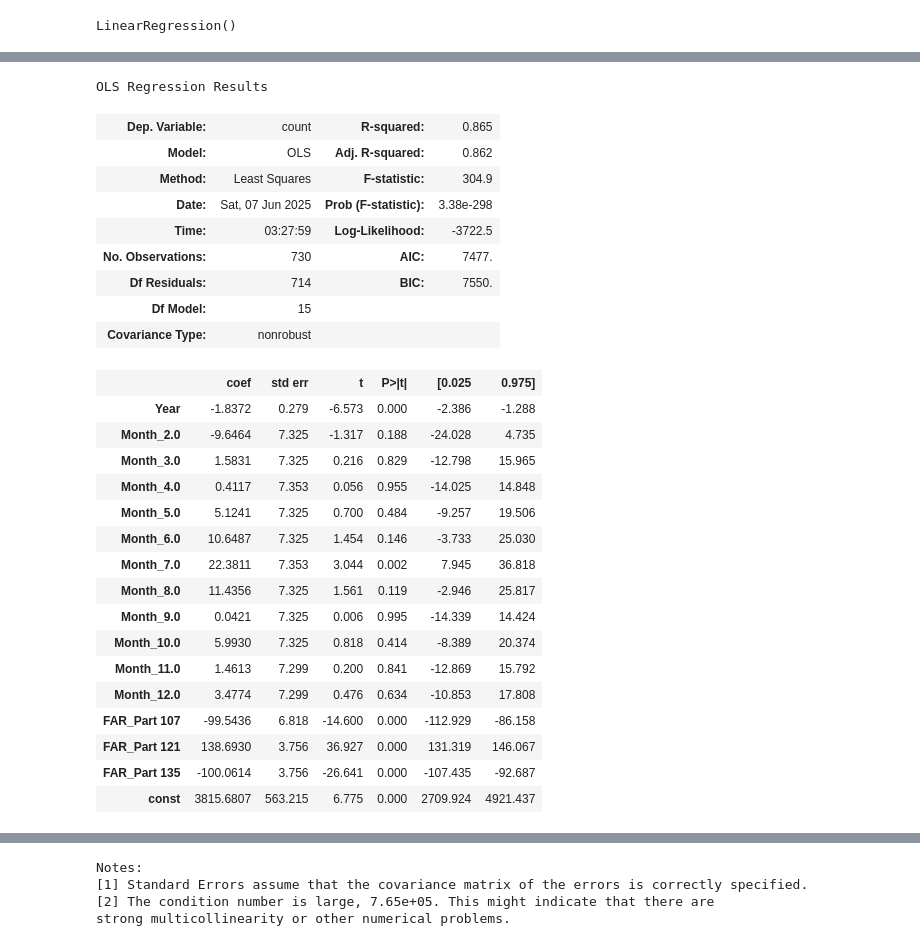
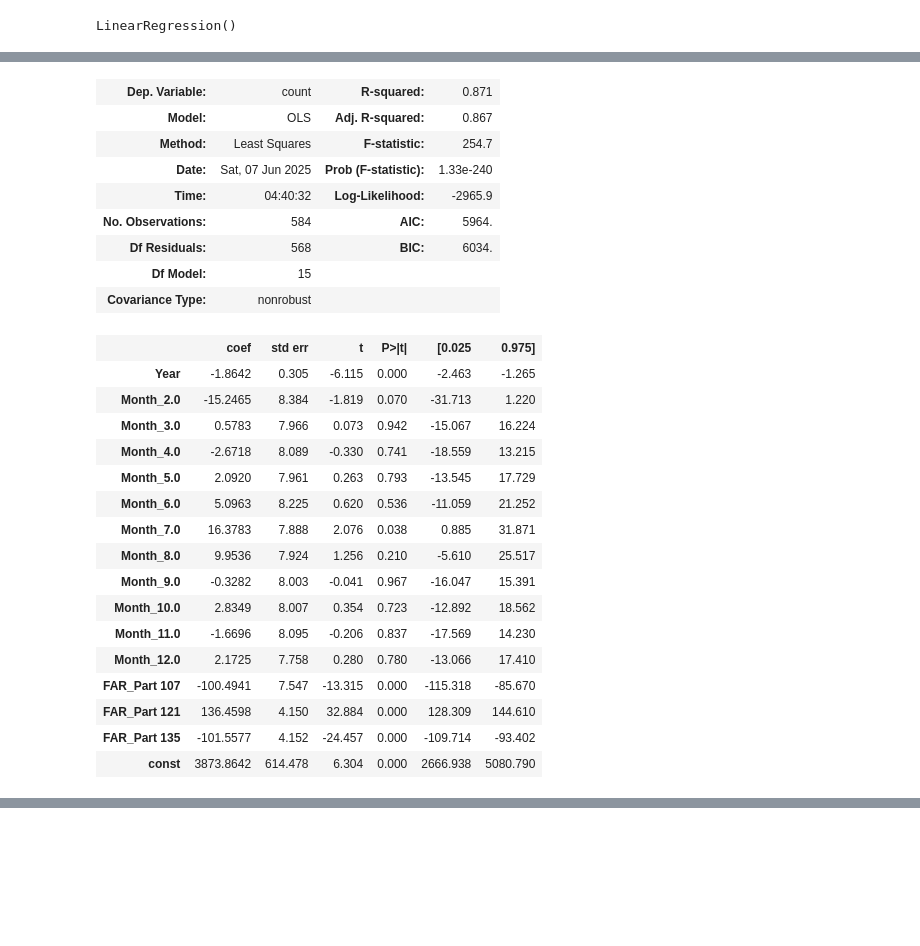
Before and after one commit to terryljh/aviation2, a Jupyter notebook: asrs linear model.ipynb, the cells around one changed output, grey strips where cells are left out. Saved outputs shown, nothing was run; the diff lists cells and outputs as text; code cells hidden in the pictures; blank space fills up the shorter version.

Commit message:
added train test split, random state is always 945

```diff
--- a/asrs linear model.ipynb
+++ b/asrs linear model.ipynb
@@ -297,10 +309,12 @@ month_dummies = pd.get_dummies(grouped['Month'], prefix='Month', drop_first=True
 #remove january because it is the baseline
 X = pd.concat([grouped[['Year']], month_dummies], axis=1)
 #y_true = dfsubset2.groupby(dfsubset2['Year','Month'].size().reset_index(name='Accident_Count'))
-y_true = grouped['count']
+y = grouped['count']
+X_train, X_test, y_train, y_test = train_test_split(
+X, y, test_size=0.2, random_state=945)
 #grouped
 monthmodel = LinearRegression()
-monthmodel.fit(X,y_true)
+monthmodel.fit(X_train,y_train)
 
 # adjusted R^2
 #n = X.shape[0]  # number of samples
@@ -326,11 +340,13 @@ month_dummies = month_dummies.astype(float)
 X = pd.concat([grouped[['Year']], month_dummies], axis=1)
 
 X = X.dropna()
-y_true = grouped.loc[X.index, 'count']
+y = grouped.loc[X.index, 'count']
+X_train, X_test, y_train, y_test = train_test_split(
+X, y, test_size=0.2, random_state=945)
 
-X = sm.add_constant(X, prepend=False)
+X_train = sm.add_constant(X_train, prepend=False)
 
-monthmodel2 = sm.OLS(y_true, X).fit()
+monthmodel2 = sm.OLS(y_train, X_train).fit()
 monthmodel2.summary()
 # %% [output]
 OLS Regression Results
@@ -376,9 +392,9 @@ import statsmodels.api as sm
 #dfsubset3=dfsubset2.copy()
 
 dfsubset3 = dfsubset[(dfsubset['Date']//100 >= 2006) & (dfsubset['Date']//100 <= 2024)]
+dfsubset3=dfsubset3.copy()
 dfsubset3['Year'] = dfsubset3['Date']//100
 dfsubset3['Month'] = dfsubset3['Date']%100
-dfsubset3=dfsubset3.copy()
 
 dfsubset3 = dfsubset3.dropna(subset=['Month', 'Operating Under FAR Part'])
 
@@ -395,11 +411,12 @@ month_dummies = pd.get_dummies(grouped2['Month'], prefix='Month', drop_first=Tru
 far_dummies = pd.get_dummies(grouped2['Operating Under FAR Part'], prefix='FAR', drop_first=False).reset_index(drop=True)
 far_dummies = far_dummies.drop(columns=['FAR_Part 91'])
 X = pd.concat([grouped2[['Year']], month_dummies,far_dummies], axis=1)
-
-y_true = grouped2['count']
+y = grouped2['count']
+X_train, X_test, y_train, y_test = train_test_split(
+X, y, test_size=0.2, random_state=945)
 
 monthmodel = LinearRegression()
-monthmodel.fit(X,y_true)
+monthmodel.fit(X_train,y_train)
 
 
 import statsmodels.api as sm
@@ -414,7 +431,9 @@ X = X.dropna()
 y_true = grouped2.loc[X.index, 'count']
 
 X = sm.add_constant(X, prepend=False)
+X_train, X_test, y_train, y_test = train_test_split(
+X, y, test_size=0.2, random_state=945)
 
-monthmodel2 = sm.OLS(y_true, X).fit()
+monthmodel2 = sm.OLS(y_train, X_train).fit()
 monthmodel2.summary()
 # %% [output]
@@ -431,27 +441,26 @@ See the caveats in the documentation: https://pandas.pydata.org/pandas-docs/stab
-OLS Regression Results
-| Dep. Variable: | count | R-squared: | 0.865 |
-| Model: | OLS | Adj. R-squared: | 0.862 |
-| Method: | Least Squares | F-statistic: | 304.9 |
-| Date: | Sat, 07 Jun 2025 | Prob (F-statistic): | 3.38e-298 |
-| Time: | 03:27:59 | Log-Likelihood: | -3722.5 |
-| No. Observations: | 730 | AIC: | 7477. |
-| Df Residuals: | 714 | BIC: | 7550. |
+| Dep. Variable: | count | R-squared: | 0.871 |
+| Model: | OLS | Adj. R-squared: | 0.867 |
+| Method: | Least Squares | F-statistic: | 254.7 |
+| Date: | Sat, 07 Jun 2025 | Prob (F-statistic): | 1.33e-240 |
+| Time: | 04:40:32 | Log-Likelihood: | -2965.9 |
+| No. Observations: | 584 | AIC: | 5964. |
+| Df Residuals: | 568 | BIC: | 6034. |
 | Df Model: | 15 |  |  |
 | Covariance Type: | nonrobust |  |  |
 |  | coef | std err | t | P>|t| | [0.025 | 0.975] |
-| Year | -1.8372 | 0.279 | -6.573 | 0.000 | -2.386 | -1.288 |
-| Month_2.0 | -9.6464 | 7.325 | -1.317 | 0.188 | -24.028 | 4.735 |
-| Month_3.0 | 1.5831 | 7.325 | 0.216 | 0.829 | -12.798 | 15.965 |
-| Month_4.0 | 0.4117 | 7.353 | 0.056 | 0.955 | -14.025 | 14.848 |
-| Month_5.0 | 5.1241 | 7.325 | 0.700 | 0.484 | -9.257 | 19.506 |
-| Month_6.0 | 10.6487 | 7.325 | 1.454 | 0.146 | -3.733 | 25.030 |
-| Month_7.0 | 22.3811 | 7.353 | 3.044 | 0.002 | 7.945 | 36.818 |
-| Month_8.0 | 11.4356 | 7.325 | 1.561 | 0.119 | -2.946 | 25.817 |
-| Month_9.0 | 0.0421 | 7.325 | 0.006 | 0.995 | -14.339 | 14.424 |
-| Month_10.0 | 5.9930 | 7.325 | 0.818 | 0.414 | -8.389 | 20.374 |
-| Month_11.0 | 1.4613 | 7.299 | 0.200 | 0.841 | -12.869 | 15.792 |
-| Month_12.0 | 3.4774 | 7.299 | 0.476 | 0.634 | -10.853 | 17.808 |
-| FAR_Part 107 | -99.5436 | 6.818 | -14.600 | 0.000 | -112.929 | -86.158 |
-| FAR_Part 121 | 138.6930 | 3.756 | 36.927 | 0.000 | 131.319 | 146.067 |
-| FAR_Part 135 | -100.0614 | 3.756 | -26.641 | 0.000 | -107.435 | -92.687 |
-| const | 3815.6807 | 563.215 | 6.775 | 0.000 | 2709.924 | 4921.437 |
+| Year | -1.8642 | 0.305 | -6.115 | 0.000 | -2.463 | -1.265 |
+| Month_2.0 | -15.2465 | 8.384 | -1.819 | 0.070 | -31.713 | 1.220 |
+| Month_3.0 | 0.5783 | 7.966 | 0.073 | 0.942 | -15.067 | 16.224 |
+| Month_4.0 | -2.6718 | 8.089 | -0.330 | 0.741 | -18.559 | 13.215 |
+| Month_5.0 | 2.0920 | 7.961 | 0.263 | 0.793 | -13.545 | 17.729 |
+| Month_6.0 | 5.0963 | 8.225 | 0.620 | 0.536 | -11.059 | 21.252 |
+| Month_7.0 | 16.3783 | 7.888 | 2.076 | 0.038 | 0.885 | 31.871 |
+| Month_8.0 | 9.9536 | 7.924 | 1.256 | 0.210 | -5.610 | 25.517 |
+| Month_9.0 | -0.3282 | 8.003 | -0.041 | 0.967 | -16.047 | 15.391 |
+| Month_10.0 | 2.8349 | 8.007 | 0.354 | 0.723 | -12.892 | 18.562 |
+| Month_11.0 | -1.6696 | 8.095 | -0.206 | 0.837 | -17.569 | 14.230 |
+| Month_12.0 | 2.1725 | 7.758 | 0.280 | 0.780 | -13.066 | 17.410 |
+| FAR_Part 107 | -100.4941 | 7.547 | -13.315 | 0.000 | -115.318 | -85.670 |
+| FAR_Part 121 | 136.4598 | 4.150 | 32.884 | 0.000 | 128.309 | 144.610 |
+| FAR_Part 135 | -101.5577 | 4.152 | -24.457 | 0.000 | -109.714 | -93.402 |
+| const | 3873.8642 | 614.478 | 6.304 | 0.000 | 2666.938 | 5080.790 |
@@ -462,4 +470,0 @@ OLS Regression Results
-Notes:
-[1] Standard Errors assume that the covariance matrix of the errors is correctly specified.
-[2] The condition number is large, 7.65e+05. This might indicate that there are
-strong multicollinearity or other numerical problems.
```
Also changed, not shown: parts of 5 cells of this notebook.
